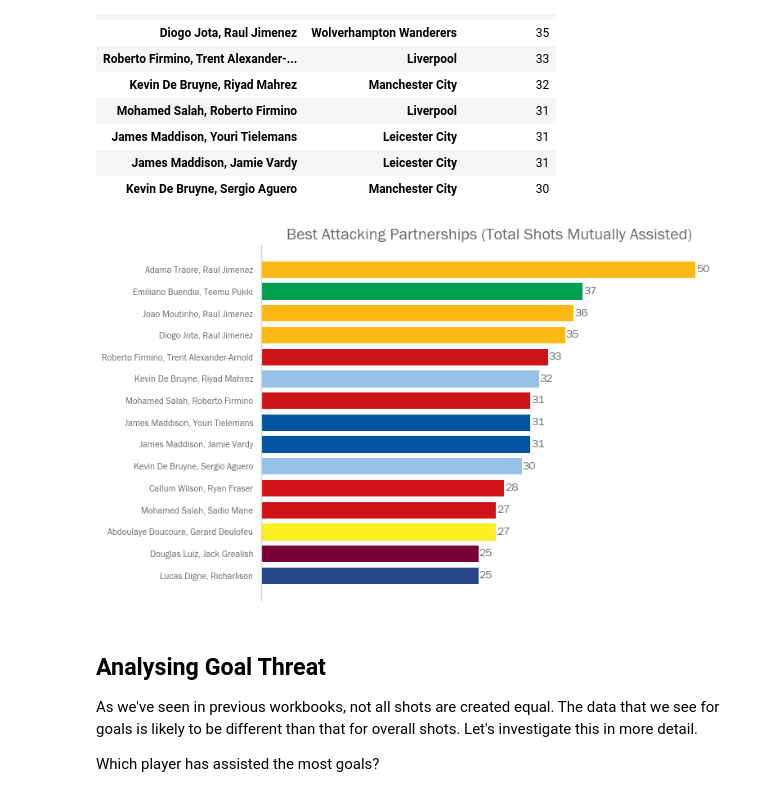
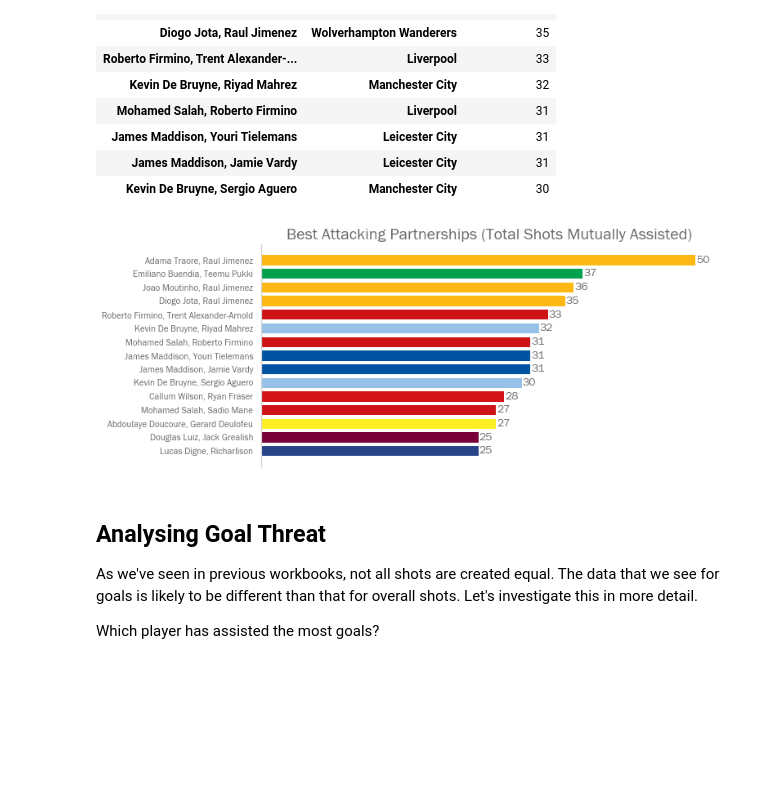
Before and after one commit to calbal91/project-moneyballing-fpl, a Jupyter notebook: 2b. Network Analysis.ipynb, the cells around one changed output. Cells and saved outputs as stored; diff of their text form; code cells hidden in the pictures; blank space fills up the shorter version.

Commit message:
Tweaked visuals for presentation

```diff
--- a/2b. Network Analysis.ipynb
+++ b/2b. Network Analysis.ipynb
@@ -236,24 +236,24 @@ df_pairs.head(10)
 # %%
 top_pairs = df_pairs.head(15)
 
 X=top_pairs['ShotsAssisted'][::-1]
 Y=[top_pairs.index[i][0] for i in range(15)][::-1]
 T=[top_pairs.index[i][1] for i in range(15)][::-1]
 C=[df_teams.loc[df_teams['CommentName']==i,'TeamColor'].item() for i in T]
 
 plt.rcParams["figure.facecolor"] = 'white'
-plt.figure(figsize=(10,8))
+plt.figure(figsize=(10,5))
 
 plt.barh(Y,X,color=C)
 plt.xticks([])
 sns.despine(bottom=True)
 
 plt.title('Best Attacking Partnerships (Total Shots Mutually Assisted)')
 
 for i, v in enumerate(X):
     plt.text(v + 0.1, i, str(round(v,2)), va='center', fontsize=14);
 # %% [output]
-[figure, old version]
+[figure, new version]
 # %%
 df_pairs.reset_index(inplace=True)
 df_pairs['Player1'] = df_pairs['Pair'].map(lambda x: x.split(', ')[0])
```
Also changed, not shown: parts of 8 cells of this notebook, 2 other files.
